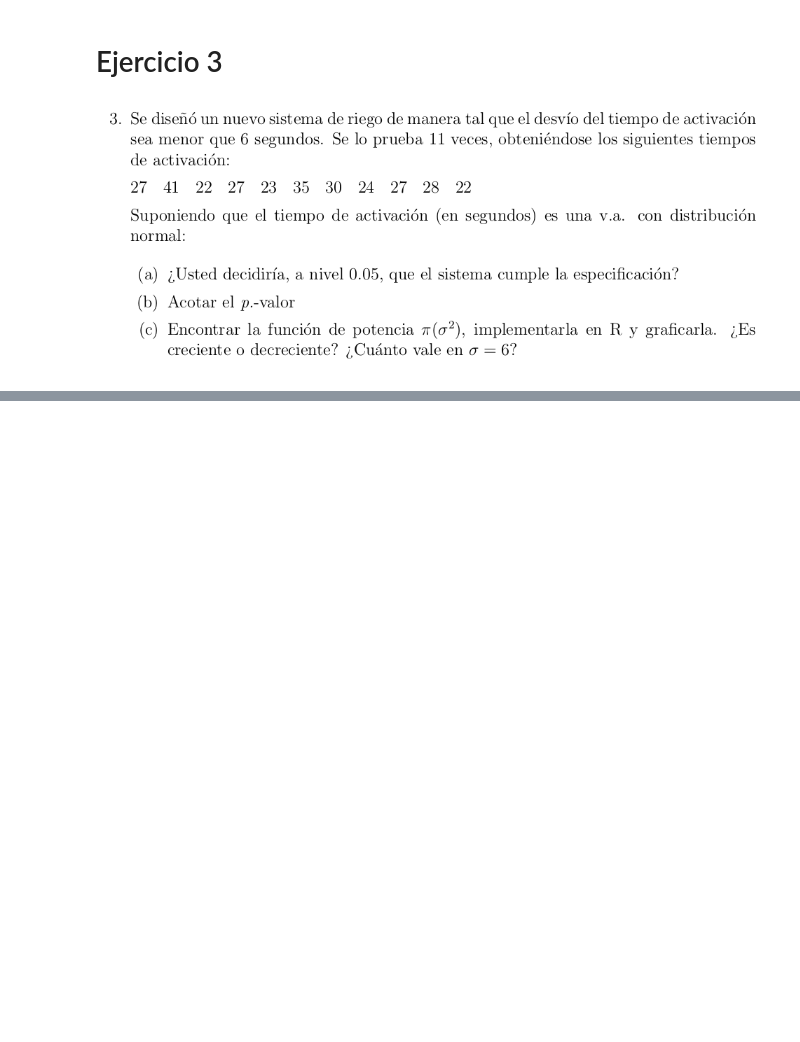
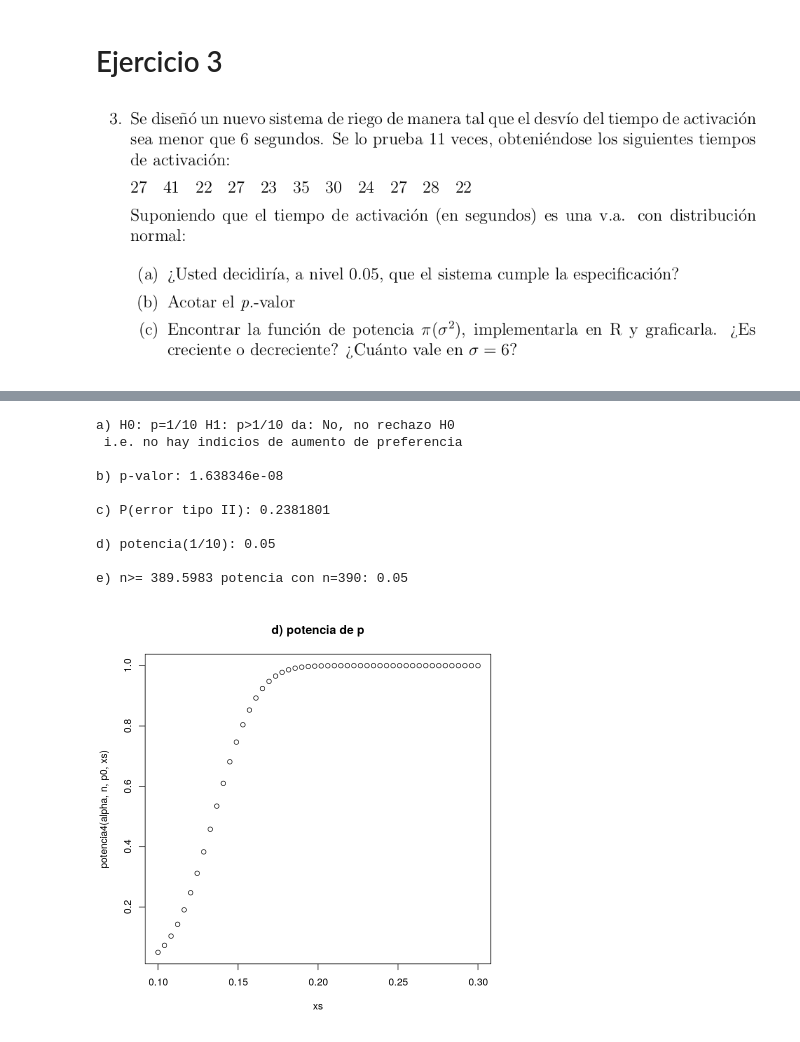
Before and after one commit to fzanollo/proba, a Jupyter notebook: Practica_9/Practica 9.ipynb, the cells around one changed output, grey strips where cells are left out. Cells and saved outputs as stored; diff of their text form; code cells hidden in the pictures; blank space fills up the shorter version.

```diff
--- a/Practica_9/Practica 9.ipynb
+++ b/Practica_9/Practica 9.ipynb
@@ -287,0 +307,40 @@ a) el test H0: sigma2=6  H1: sigma2>sigma2_0 da: Si, rechazo H0
+# %%
+n = 200
+p0 = 1/10
+p_obs = 26/200
+
+#a # TIPO 1= H1: p > p0
+alpha = 0.05
+T = normalizar(p_obs, p0, p0*(1-p0), n)
+q = -qnorm(alpha)
+cat('a) H0: p=1/10 H1: p>1/10 da:',resultadoToText(T >= q), 'i.e. no hay indicios de aumento de preferencia')
+
+#b
+cat('\n\nb) p-valor:', pbinom(T, n, p0))
+
+#c y d
+potencia4 = function(alpha, n, p0, p){
+    q = -qnorm(alpha)
+    1-pnorm(q + normalizar(p0, p, p0*(1-p0), n))
+}
+
+cat('\n\nc) P(error tipo II):', 1-potencia4(alpha, n, p0, 0.15))
+
+xs = seq(p0, p0+0.2, length=50)
+plot(xs, potencia4(alpha, n, p0, xs), main='d) potencia de p')
+cat('\n\nd) potencia(1/10):', potencia4(alpha, n, p0, p0))
+
+#e
+cat('\n\ne) n>=',((-qnorm(0.05) + q) * sqrt(p0*(1-p0)) / -(p0-0.15))^2, 'potencia con n=390:',potencia4(alpha, 390, p0, p0))
+# %% [output]
+a) H0: p=1/10 H1: p>1/10 da: No, no rechazo H0
+ i.e. no hay indicios de aumento de preferencia
+
+b) p-valor: 1.638346e-08
+
+c) P(error tipo II): 0.2381801
+
+d) potencia(1/10): 0.05
+
+e) n>= 389.5983 potencia con n=390: 0.05
+[figure, added]
```
Also changed, not shown: parts of 10 cells of this notebook, 1 other file.
